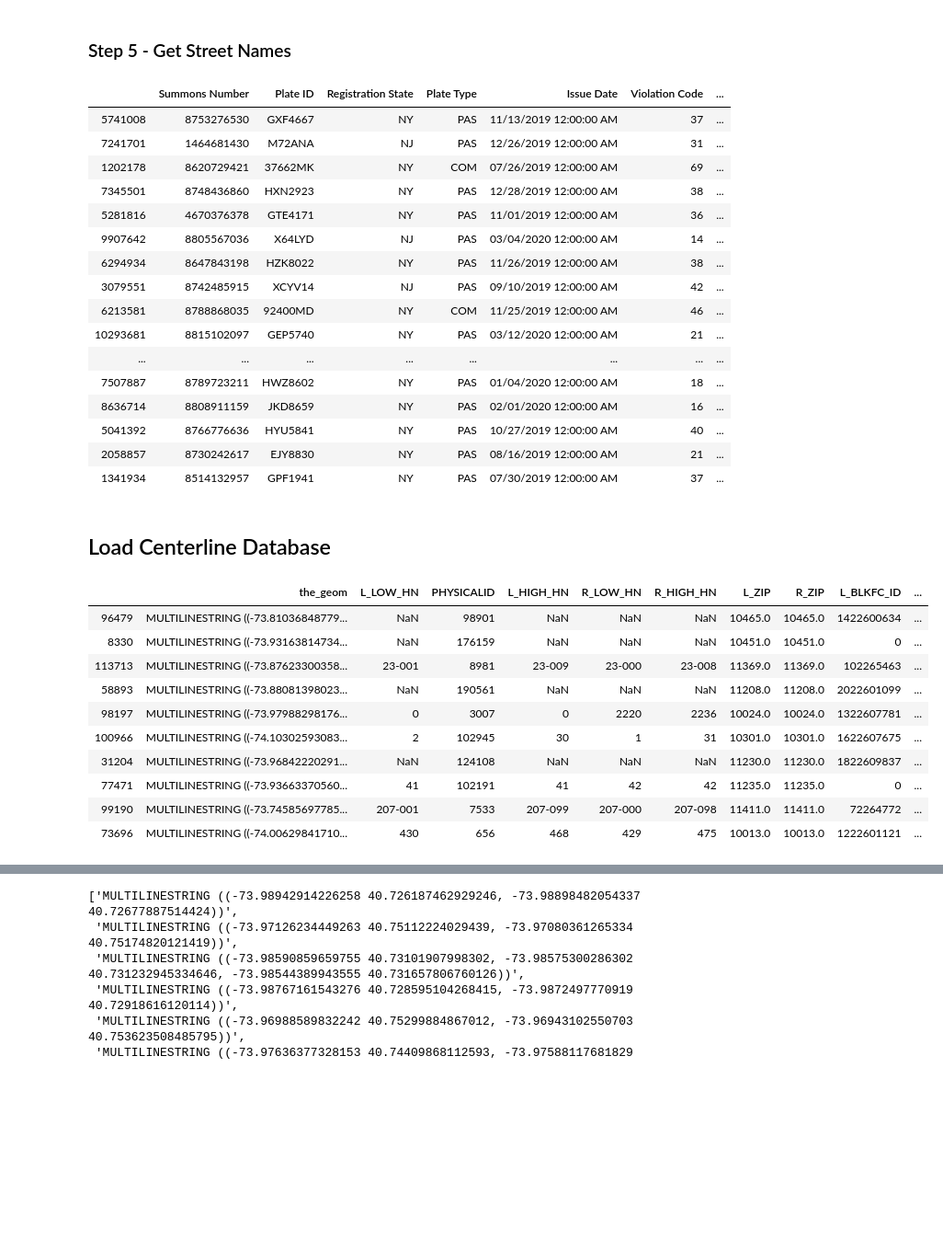
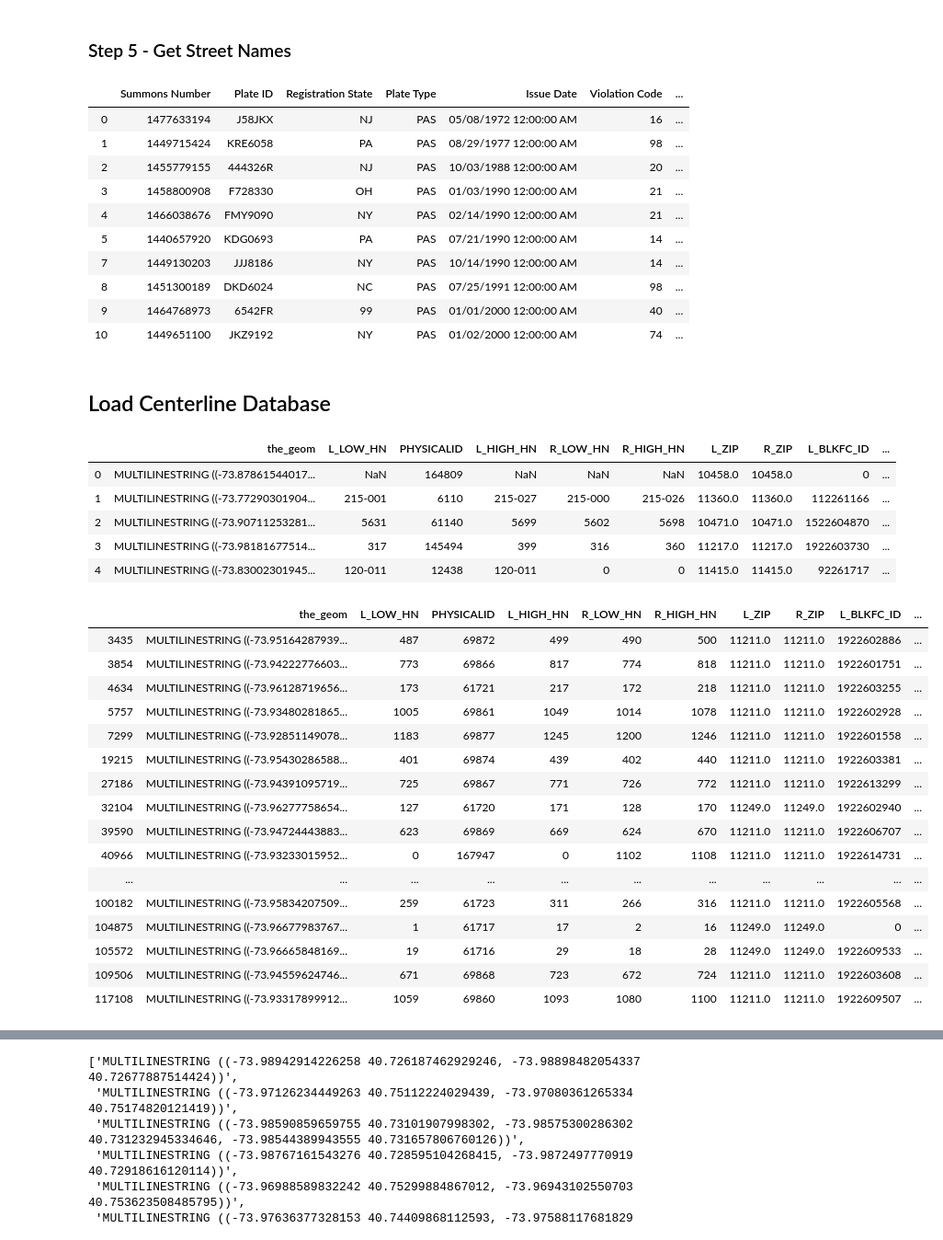
Before and after one commit to stuartong/streetsofnyc, a Jupyter notebook: TicketsCleaningStreetCode.ipynb, the cells around one changed output, grey strips where cells are left out. Shown at 92% size. Drawn from its saved outputs; the diff is of its cells as text; code cells hidden in the pictures; blank space fills up the shorter version.

Commit message:
Street lines are overlapping: figure out wh- take less fields but how to choose?

```diff
--- a/TicketsCleaningStreetCode.ipynb
+++ b/TicketsCleaningStreetCode.ipynb
@@ -182,41 +173,50 @@ stnames_dict
 ticket20_clean['Street1'] = ticket20_clean['Street1LU'].map(stnames_dict)
 ticket20_clean['Street2'] = ticket20_clean['Street2LU'].map(stnames_dict)
 ticket20_clean['Street3'] = ticket20_clean['Street3LU'].map(stnames_dict)
-# %%
-ticket20_clean.sample(20)
-# %% [output]
-|  | Summons Number | Plate ID | Registration State | Plate Type | Issue Date | Violation Code | ... |
-| 5741008 | 8753276530 | GXF4667 | NY | PAS | 11/13/2019 12:00:00 AM | 37 | ... |
-| 7241701 | 1464681430 | M72ANA | NJ | PAS | 12/26/2019 12:00:00 AM | 31 | ... |
-| 1202178 | 8620729421 | 37662MK | NY | COM | 07/26/2019 12:00:00 AM | 69 | ... |
-| 7345501 | 8748436860 | HXN2923 | NY | PAS | 12/28/2019 12:00:00 AM | 38 | ... |
-| 5281816 | 4670376378 | GTE4171 | NY | PAS | 11/01/2019 12:00:00 AM | 36 | ... |
-| 9907642 | 8805567036 | X64LYD | NJ | PAS | 03/04/2020 12:00:00 AM | 14 | ... |
-| 6294934 | 8647843198 | HZK8022 | NY | PAS | 11/26/2019 12:00:00 AM | 38 | ... |
-| 3079551 | 8742485915 | XCYV14 | NJ | PAS | 09/10/2019 12:00:00 AM | 42 | ... |
-| 6213581 | 8788868035 | 92400MD | NY | COM | 11/25/2019 12:00:00 AM | 46 | ... |
-| 10293681 | 8815102097 | GEP5740 | NY | PAS | 03/12/2020 12:00:00 AM | 21 | ... |
-| ... | ... | ... | ... | ... | ... | ... | ... |
-| 7507887 | 8789723211 | HWZ8602 | NY | PAS | 01/04/2020 12:00:00 AM | 18 | ... |
-| 8636714 | 8808911159 | JKD8659 | NY | PAS | 02/01/2020 12:00:00 AM | 16 | ... |
-| 5041392 | 8766776636 | HYU5841 | NY | PAS | 10/27/2019 12:00:00 AM | 40 | ... |
-| 2058857 | 8730242617 | EJY8830 | NY | PAS | 08/16/2019 12:00:00 AM | 21 | ... |
-| 1341934 | 8514132957 | GPF1941 | NY | PAS | 07/30/2019 12:00:00 AM | 37 | ... |
+# %%
+ticket20_clean.head(10)
+# %% [output]
+|  | Summons Number | Plate ID | Registration State | Plate Type | Issue Date | Violation Code | ... |
+| 0 | 1477633194 | J58JKX | NJ | PAS | 05/08/1972 12:00:00 AM | 16 | ... |
+| 1 | 1449715424 | KRE6058 | PA | PAS | 08/29/1977 12:00:00 AM | 98 | ... |
+| 2 | 1455779155 | 444326R | NJ | PAS | 10/03/1988 12:00:00 AM | 20 | ... |
+| 3 | 1458800908 | F728330 | OH | PAS | 01/03/1990 12:00:00 AM | 21 | ... |
+| 4 | 1466038676 | FMY9090 | NY | PAS | 02/14/1990 12:00:00 AM | 21 | ... |
+| 5 | 1440657920 | KDG0693 | PA | PAS | 07/21/1990 12:00:00 AM | 14 | ... |
+| 7 | 1449130203 | JJJ8186 | NY | PAS | 10/14/1990 12:00:00 AM | 14 | ... |
+| 8 | 1451300189 | DKD6024 | NC | PAS | 07/25/1991 12:00:00 AM | 98 | ... |
+| 9 | 1464768973 | 6542FR | 99 | PAS | 01/01/2000 12:00:00 AM | 40 | ... |
+| 10 | 1449651100 | JKZ9192 | NY | PAS | 01/02/2000 12:00:00 AM | 74 | ... |
 # %% [markdown]
 ## Load Centerline Database
 # %%
 cl_df= pd.read_csv('/Users/stuartong/uberticketsyelp/Data/Centerline.csv')
-cl_df.sample(10)
+cl_df.head()
 # %% [output]
 |  | the_geom | L_LOW_HN | PHYSICALID | L_HIGH_HN | R_LOW_HN | R_HIGH_HN | L_ZIP | R_ZIP | L_BLKFC_ID | ... |
-| 96479 | MULTILINESTRING ((-73.81036848779... | NaN | 98901 | NaN | NaN | NaN | 10465.0 | 10465.0 | 1422600634 | ... |
-| 8330 | MULTILINESTRING ((-73.93163814734... | NaN | 176159 | NaN | NaN | NaN | 10451.0 | 10451.0 | 0 | ... |
-| 113713 | MULTILINESTRING ((-73.87623300358... | 23-001 | 8981 | 23-009 | 23-000 | 23-008 | 11369.0 | 11369.0 | 102265463 | ... |
-| 58893 | MULTILINESTRING ((-73.88081398023... | NaN | 190561 | NaN | NaN | NaN | 11208.0 | 11208.0 | 2022601099 | ... |
-| 98197 | MULTILINESTRING ((-73.97988298176... | 0 | 3007 | 0 | 2220 | 2236 | 10024.0 | 10024.0 | 1322607781 | ... |
-| 100966 | MULTILINESTRING ((-74.10302593083... | 2 | 102945 | 30 | 1 | 31 | 10301.0 | 10301.0 | 1622607675 | ... |
-| 31204 | MULTILINESTRING ((-73.96842220291... | NaN | 124108 | NaN | NaN | NaN | 11230.0 | 11230.0 | 1822609837 | ... |
-| 77471 | MULTILINESTRING ((-73.93663370560... | 41 | 102191 | 41 | 42 | 42 | 11235.0 | 11235.0 | 0 | ... |
-| 99190 | MULTILINESTRING ((-73.74585697785... | 207-001 | 7533 | 207-099 | 207-000 | 207-098 | 11411.0 | 11411.0 | 72264772 | ... |
-| 73696 | MULTILINESTRING ((-74.00629841710... | 430 | 656 | 468 | 429 | 475 | 10013.0 | 10013.0 | 1222601121 | ... |
+| 0 | MULTILINESTRING ((-73.87861544017... | NaN | 164809 | NaN | NaN | NaN | 10458.0 | 10458.0 | 0 | ... |
+| 1 | MULTILINESTRING ((-73.77290301904... | 215-001 | 6110 | 215-027 | 215-000 | 215-026 | 11360.0 | 11360.0 | 112261166 | ... |
+| 2 | MULTILINESTRING ((-73.90711253281... | 5631 | 61140 | 5699 | 5602 | 5698 | 10471.0 | 10471.0 | 1522604870 | ... |
+| 3 | MULTILINESTRING ((-73.98181677514... | 317 | 145494 | 399 | 316 | 360 | 11217.0 | 11217.0 | 1922603730 | ... |
+| 4 | MULTILINESTRING ((-73.83002301945... | 120-011 | 12438 | 120-011 | 0 | 0 | 11415.0 | 11415.0 | 92261717 | ... |
+# %%
+cl_df[(cl_df['FULL_STREE']=='GRAND ST')&(cl_df['BOROCODE']==3)]
+# %% [output]
+|  | the_geom | L_LOW_HN | PHYSICALID | L_HIGH_HN | R_LOW_HN | R_HIGH_HN | L_ZIP | R_ZIP | L_BLKFC_ID | ... |
+| 3435 | MULTILINESTRING ((-73.95164287939... | 487 | 69872 | 499 | 490 | 500 | 11211.0 | 11211.0 | 1922602886 | ... |
+| 3854 | MULTILINESTRING ((-73.94222776603... | 773 | 69866 | 817 | 774 | 818 | 11211.0 | 11211.0 | 1922601751 | ... |
+| 4634 | MULTILINESTRING ((-73.96128719656... | 173 | 61721 | 217 | 172 | 218 | 11211.0 | 11211.0 | 1922603255 | ... |
+| 5757 | MULTILINESTRING ((-73.93480281865... | 1005 | 69861 | 1049 | 1014 | 1078 | 11211.0 | 11211.0 | 1922602928 | ... |
+| 7299 | MULTILINESTRING ((-73.92851149078... | 1183 | 69877 | 1245 | 1200 | 1246 | 11211.0 | 11211.0 | 1922601558 | ... |
+| 19215 | MULTILINESTRING ((-73.95430286588... | 401 | 69874 | 439 | 402 | 440 | 11211.0 | 11211.0 | 1922603381 | ... |
+| 27186 | MULTILINESTRING ((-73.94391095719... | 725 | 69867 | 771 | 726 | 772 | 11211.0 | 11211.0 | 1922613299 | ... |
+| 32104 | MULTILINESTRING ((-73.96277758654... | 127 | 61720 | 171 | 128 | 170 | 11249.0 | 11249.0 | 1922602940 | ... |
+| 39590 | MULTILINESTRING ((-73.94724443883... | 623 | 69869 | 669 | 624 | 670 | 11211.0 | 11211.0 | 1922606707 | ... |
+| 40966 | MULTILINESTRING ((-73.93233015952... | 0 | 167947 | 0 | 1102 | 1108 | 11211.0 | 11211.0 | 1922614731 | ... |
+| ... | ... | ... | ... | ... | ... | ... | ... | ... | ... | ... |
+| 100182 | MULTILINESTRING ((-73.95834207509... | 259 | 61723 | 311 | 266 | 316 | 11211.0 | 11211.0 | 1922605568 | ... |
+| 104875 | MULTILINESTRING ((-73.96677983767... | 1 | 61717 | 17 | 2 | 16 | 11249.0 | 11249.0 | 0 | ... |
+| 105572 | MULTILINESTRING ((-73.96665848169... | 19 | 61716 | 29 | 18 | 28 | 11249.0 | 11249.0 | 1922609533 | ... |
+| 109506 | MULTILINESTRING ((-73.94559624746... | 671 | 69868 | 723 | 672 | 724 | 11211.0 | 11211.0 | 1922603608 | ... |
+| 117108 | MULTILINESTRING ((-73.93317899912... | 1059 | 69860 | 1093 | 1080 | 1100 | 11211.0 | 11211.0 | 1922609507 | ... |
 # %%
```
Also changed, not shown: parts of 30 cells of this notebook.
